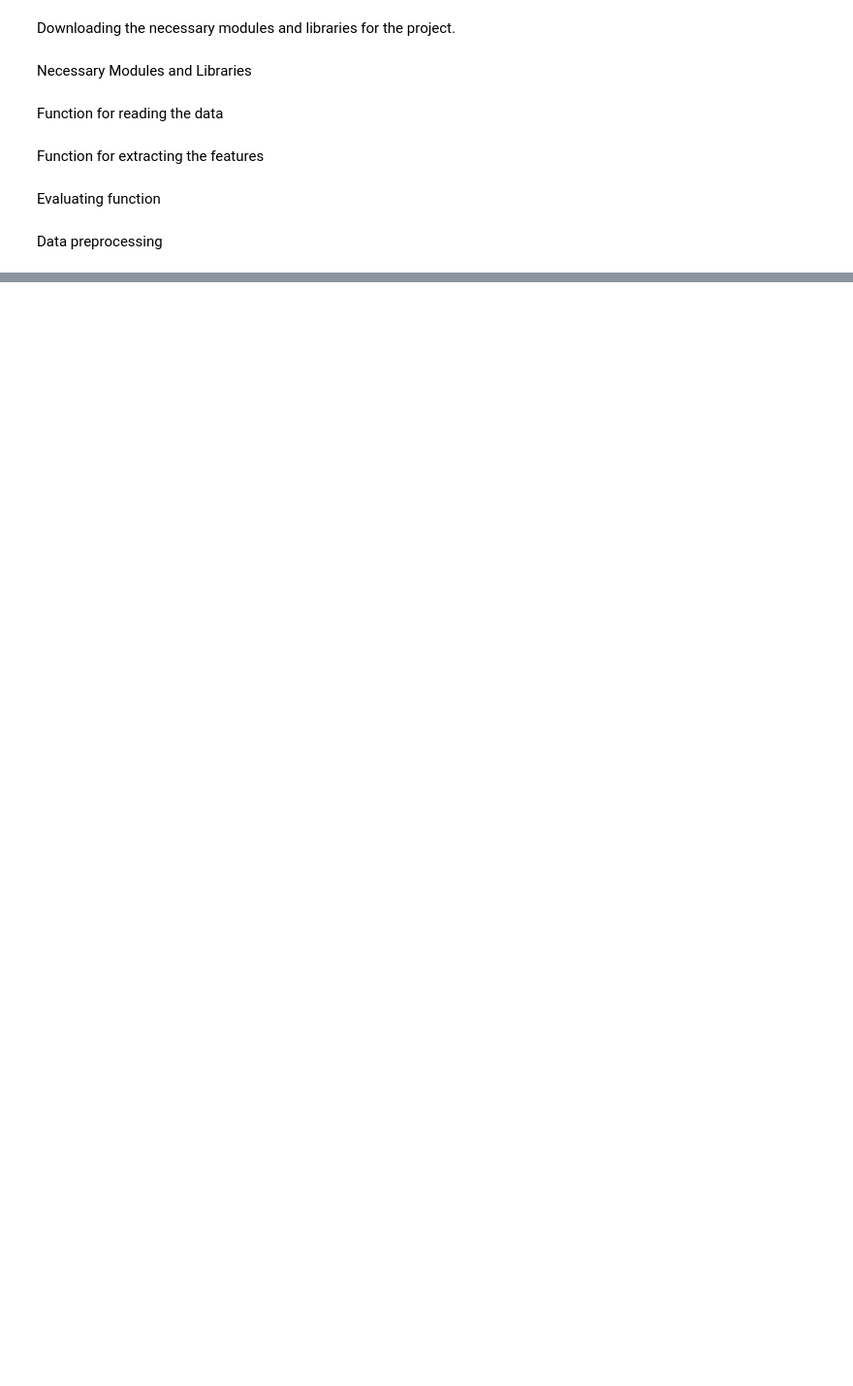
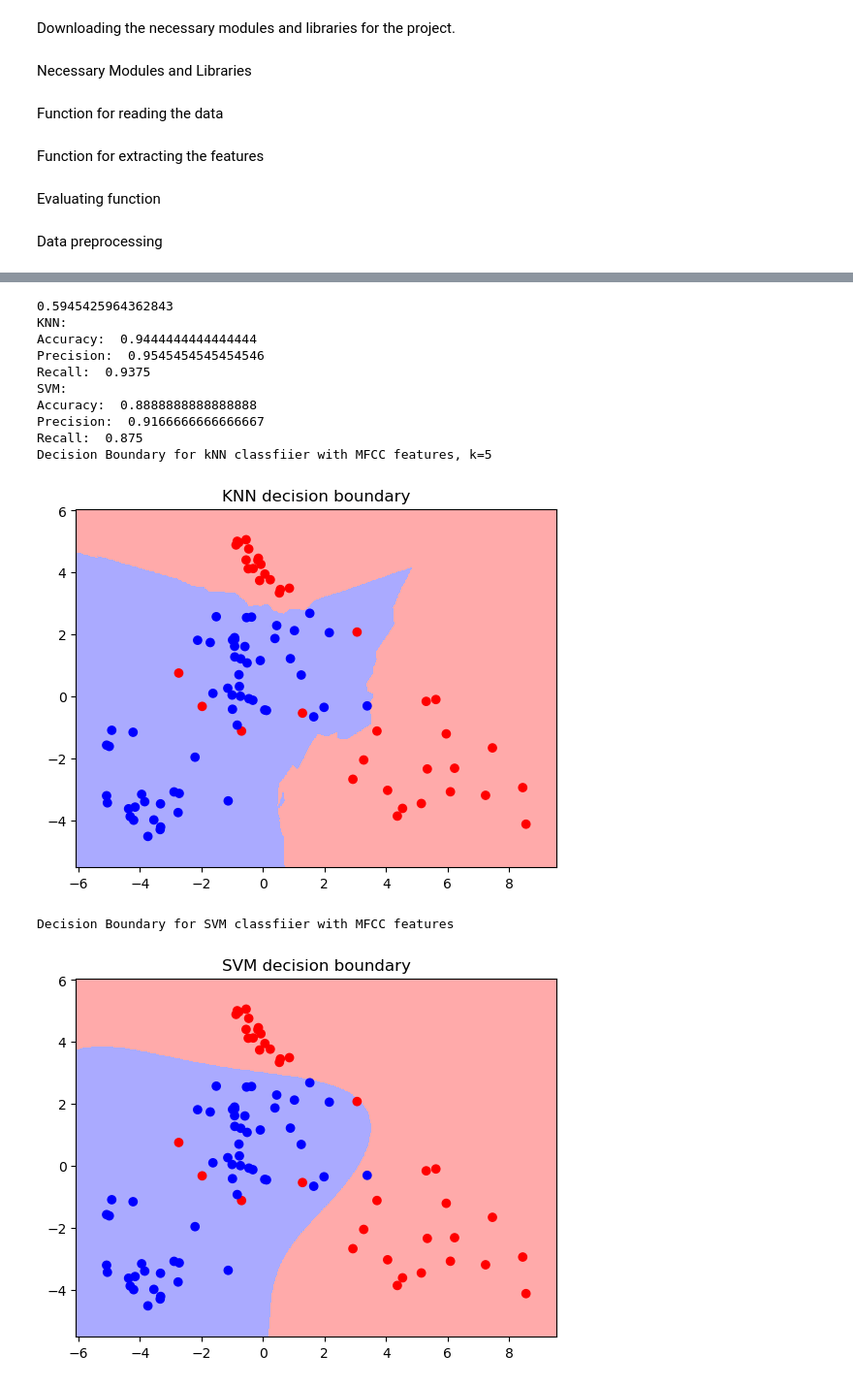
Before and after one commit to nntk072/Tram_Bus_Recognition, a Jupyter notebook: main.ipynb, the cells around one changed output, grey strips where cells are left out. Shown at 97% size. Drawn from its saved outputs; the diff is of its cells as text; code cells hidden in the pictures; blank space fills up the shorter version.

Commit message:
Decision Boundary

```diff
--- a/main.ipynb
+++ b/main.ipynb
@@ -375,8 +507,35 @@ def dataPreprocessing(X, X_test):
     return X_scaled, X_test_scaled, X_pca, X_test_pca
+# %%
+def plot_decision_boundary(X, y, model, title):
+    # Create color maps
+    cmap_light = ListedColormap(['#FFAAAA', '#AAFFAA', '#AAAAFF'])
+    cmap_bold = ListedColormap(['#FF0000', '#00FF00', '#0000FF'])
+
+    h = .02  # step size in the mesh
+    # Calculate min, max and limits
+    x_min, x_max = X[:, 0].min() - 1, X[:, 0].max() + 1
+    y_min, y_max = X[:, 1].min() - 1, X[:, 1].max() + 1
+    xx, yy = np.meshgrid(np.arange(x_min, x_max, h), np.arange(y_min, y_max, h))
+
+    # Predict class using model and data
+    Z = model.predict(np.c_[xx.ravel(), yy.ravel()])
+
+    # Put the result into a color plot
+    Z = Z.reshape(xx.shape)
+    plt.figure()
+    plt.pcolormesh(xx, yy, Z, cmap=cmap_light)
+
+    # Plot also the training points
+    plt.scatter(X[:, 0], X[:, 1], c=y, cmap=cmap_bold)
+    plt.xlim(xx.min(), xx.max())
+    plt.ylim(yy.min(), yy.max())
+    plt.title(title)
+    plt.show()
 # %%
-def dataProcessAndTrainAndEvaluate(X_pca, y, feature = "MFCC"):
+def dataProcessAndTrainAndEvaluate(X_pca, y, feature="MFCC"):
     # Build a KNN model
-    X_train, X_val, y_train, y_val = train_test_split(X_pca, y, test_size = 0.01, random_state = 42, shuffle = True)
+    X_train, X_val, y_train, y_val = train_test_split(
+        X_pca, y, test_size=0.01, random_state=42, shuffle=True)
 
     knn = KNeighborsClassifier(n_neighbors=5)
     knn.fit(X_train, y_train)
@@ -388,15 +547,34 @@ def dataProcessAndTrainAndEvaluate(X_pca, y, feature = "MFCC"):
     exportCSV(y_pred, y_test, f'{feature}_KNN_output.csv')
 
     # Build a SVM model
-    X_train, X_val, y_train, y_val = train_test_split(X_pca, y, test_size = 0.01, random_state = 42, shuffle = True)
-    clf = SVC(kernel = 'rbf', probability=True)
+    X_train, X_val, y_train, y_val = train_test_split(
+        X_pca, y, test_size=0.01, random_state=42, shuffle=True)
+    clf = SVC(kernel='rbf', probability=True)
     clf.fit(X_train, y_train)
 
     # Test the SVM model with the test data
     y_pred = clf.predict(X_test_pca)
     print("SVM: ")
     printAccuracy(y_test, y_pred)
+    print(f"Decision Boundary for kNN classfiier with {feature} features, k=5")
+    plot_decision_boundary(X_train, y_train, knn, "KNN decision boundary")
+    print(f"Decision Boundary for SVM classfiier with {feature} features")
+    plot_decision_boundary(X_train, y_train, clf, "SVM decision boundary")
     exportCSV(y_pred, y_test, f'{feature}_SVM_output.csv')
 # %%
-# X_scaled, X_test_scaled, X_pca, X_test_pca = dataPreprocessing(X, X_test)
-# dataProcessAndTrainAndEvaluate(X_pca, y)
+X_scaled, X_test_scaled, X_pca, X_test_pca = dataPreprocessing(X, X_test)
+dataProcessAndTrainAndEvaluate(X_pca, y)
+# %% [output]
+0.5945425964362843
+KNN:
+Accuracy:  0.9444444444444444
+Precision:  0.9545454545454546
+Recall:  0.9375
+SVM:
+Accuracy:  0.8888888888888888
+Precision:  0.9166666666666667
+Recall:  0.875
+Decision Boundary for kNN classfiier with MFCC features, k=5
+[figure, added]
+Decision Boundary for SVM classfiier with MFCC features
+[figure, added]
```
Also changed, not shown: parts of 15 cells of this notebook, 4 other files.
